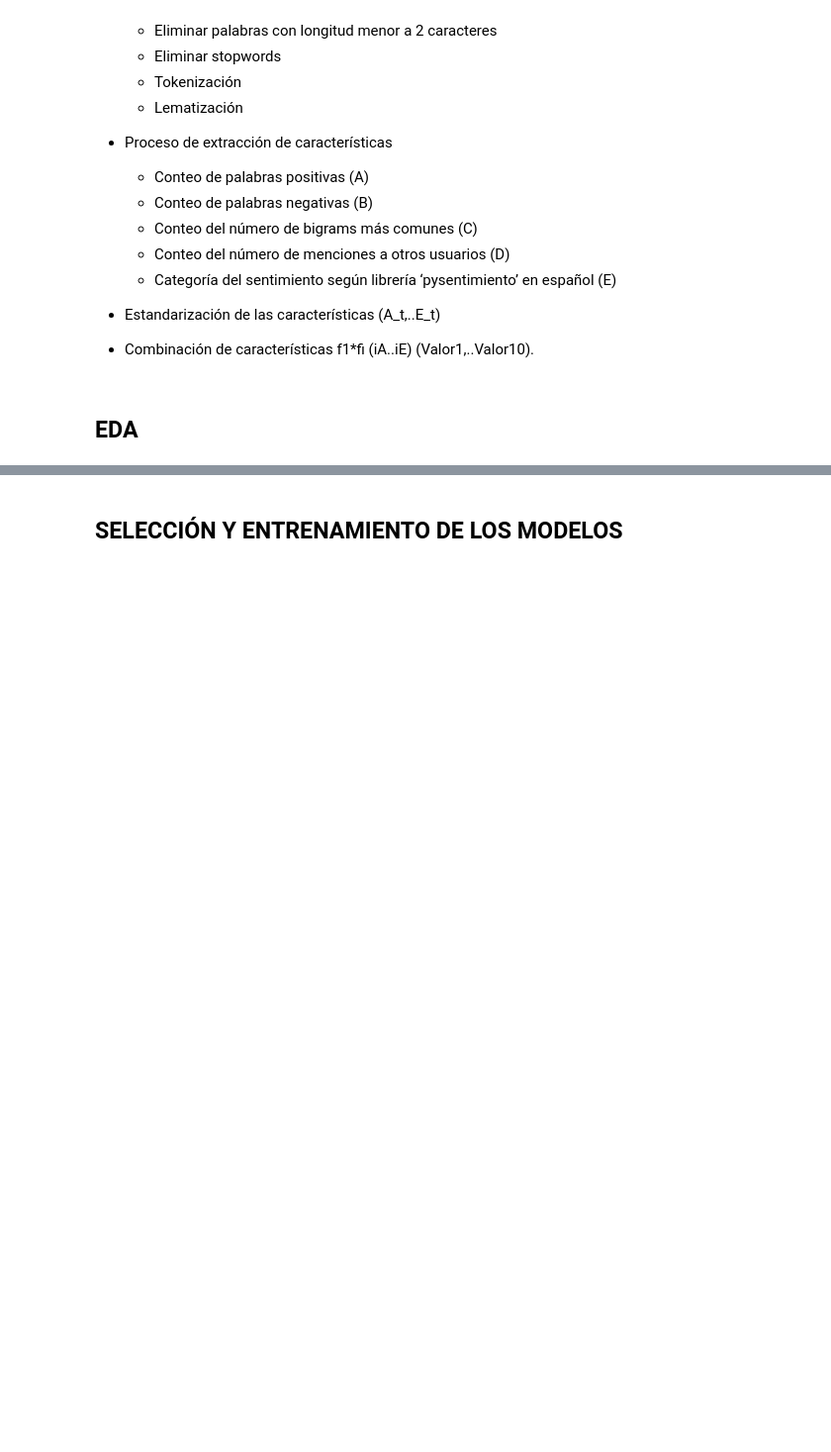
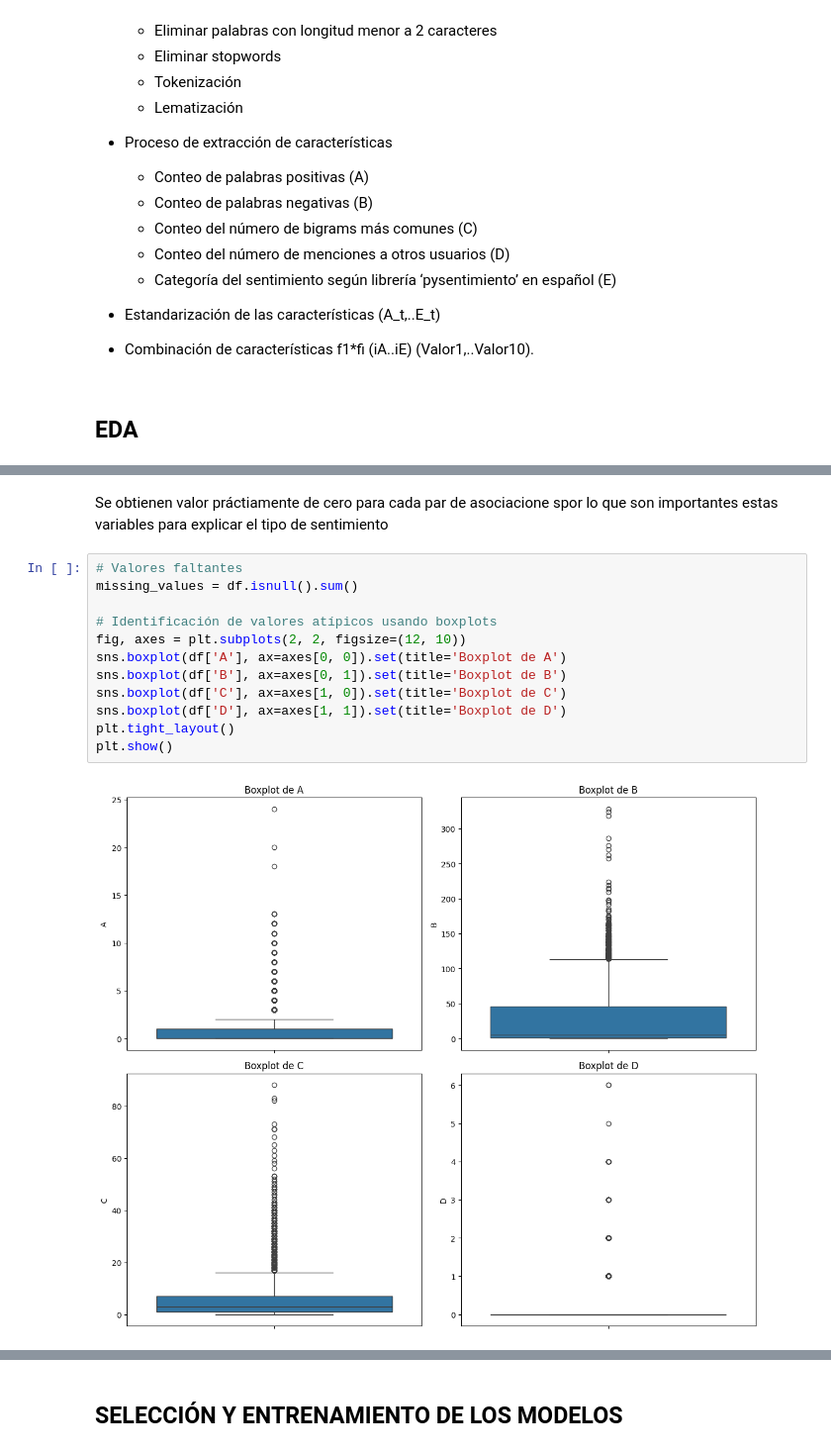
Before and after one commit to luialopezg/clasificaci-n-de-mensajes-de-odio, a Jupyter notebook: Actividad 3.ipynb, the cells around one changed output, grey strips where cells are left out. Shown at 99% size. Saved outputs shown, nothing was run; the diff lists cells and outputs as text; blank space fills up the shorter version.

```diff
--- a/Actividad 3.ipynb
+++ b/Actividad 3.ipynb
@@ -131,0 +203,16 @@ ModuleNotFoundError: No module named 'seaborn'
+# %% [markdown]
+Se obtienen valor práctiamente de cero para cada par de asociacione spor lo que son importantes estas variables para explicar el tipo de sentimiento
+# %%
+# Valores faltantes
+missing_values = df.isnull().sum()
+
+# Identificación de valores atípicos usando boxplots
+fig, axes = plt.subplots(2, 2, figsize=(12, 10))
+sns.boxplot(df['A'], ax=axes[0, 0]).set(title='Boxplot de A')
+sns.boxplot(df['B'], ax=axes[0, 1]).set(title='Boxplot de B')
+sns.boxplot(df['C'], ax=axes[1, 0]).set(title='Boxplot de C')
+sns.boxplot(df['D'], ax=axes[1, 1]).set(title='Boxplot de D')
+plt.tight_layout()
+plt.show()
+# %% [output]
+[figure, added]
```
Also changed, not shown: parts of 17 cells of this notebook.
